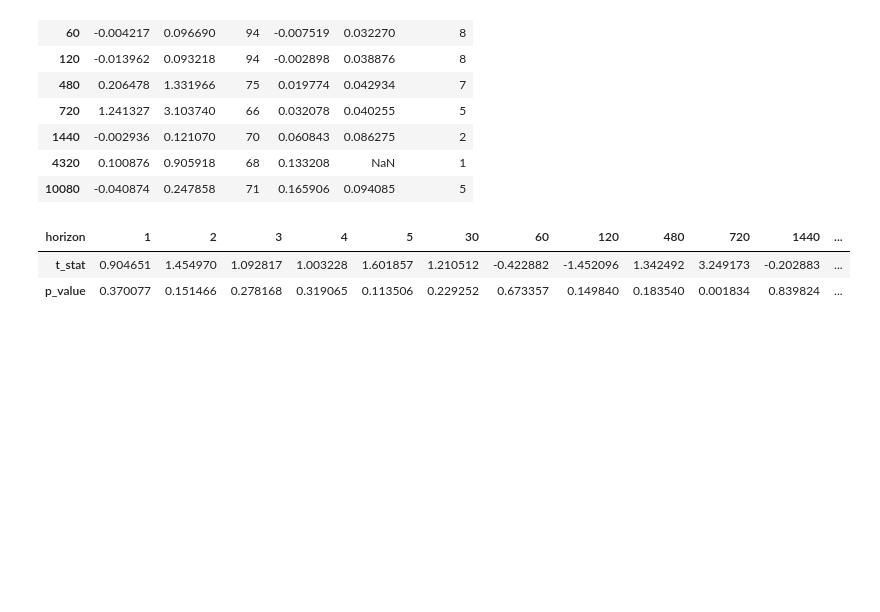
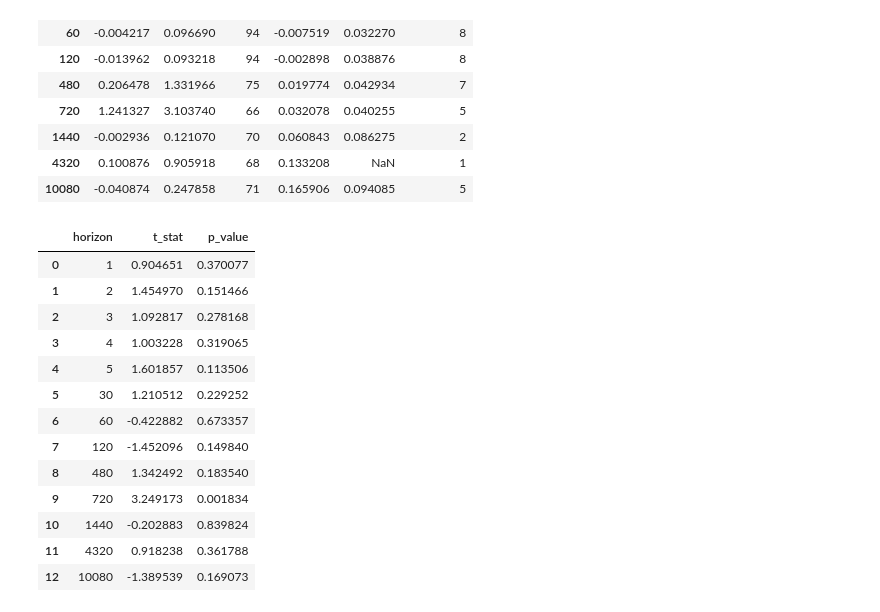
Before and after one commit to SigmaFlowX/Sber-Moex-Options, a Jupyter notebook: notebooks/large_orders_analysis.ipynb, the cells around one changed output. Drawn from its saved outputs; the diff is of its cells as text; code cells hidden in the pictures; blank space fills up the shorter version.

```diff
--- a/notebooks/large_orders_analysis.ipynb
+++ b/notebooks/large_orders_analysis.ipynb
@@ -219,20 +219,31 @@ stats
 # %%
 from scipy import stats
 
 rows = []
 for h in horizons:
     returns = df[f'mid_price_return_{h}'].dropna()
     t_stat, p_value = stats.ttest_1samp(returns, popmean=0)
 
     rows.append({
         'horizon': h,
         't_stat': t_stat,
         'p_value': p_value
     })
 
-t_test_res = pd.DataFrame(rows).set_index('horizon').T
+t_test_res = pd.DataFrame(rows)
 t_test_res
 # %% [output]
-| horizon | 1 | 2 | 3 | 4 | 5 | 30 | 60 | 120 | 480 | 720 | 1440 | ... |
-| t_stat | 0.904651 | 1.454970 | 1.092817 | 1.003228 | 1.601857 | 1.210512 | -0.422882 | -1.452096 | 1.342492 | 3.249173 | -0.202883 | ... |
-| p_value | 0.370077 | 0.151466 | 0.278168 | 0.319065 | 0.113506 | 0.229252 | 0.673357 | 0.149840 | 0.183540 | 0.001834 | 0.839824 | ... |
+|  | horizon | t_stat | p_value |
+| 0 | 1 | 0.904651 | 0.370077 |
+| 1 | 2 | 1.454970 | 0.151466 |
+| 2 | 3 | 1.092817 | 0.278168 |
+| 3 | 4 | 1.003228 | 0.319065 |
+| 4 | 5 | 1.601857 | 0.113506 |
+| 5 | 30 | 1.210512 | 0.229252 |
+| 6 | 60 | -0.422882 | 0.673357 |
+| 7 | 120 | -1.452096 | 0.149840 |
+| 8 | 480 | 1.342492 | 0.183540 |
+| 9 | 720 | 3.249173 | 0.001834 |
+| 10 | 1440 | -0.202883 | 0.839824 |
+| 11 | 4320 | 0.918238 | 0.361788 |
+| 12 | 10080 | -1.389539 | 0.169073 |
```
Also changed, not shown: parts of 1 cell of this notebook.
